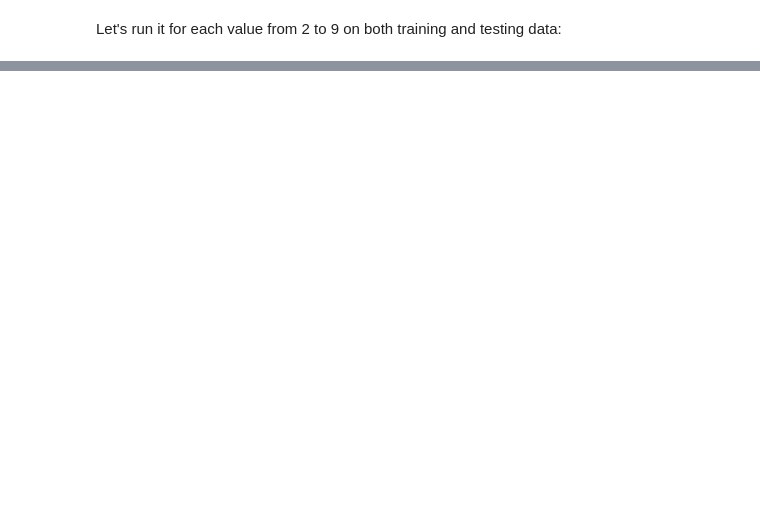
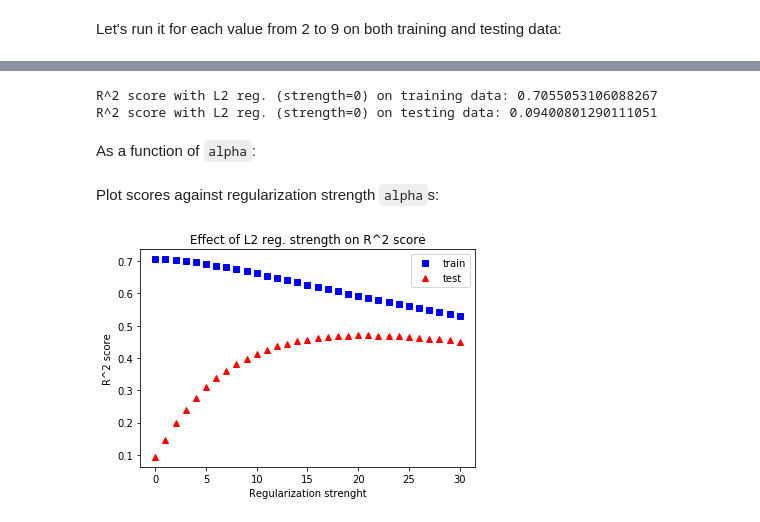
Before and after one commit to mic-he/TueSNLP, a Jupyter notebook: 2018/assignment2.ipynb, the cells around one changed output, grey strips where cells are left out. Cells and saved outputs as stored; diff of their text form; code cells hidden in the pictures; blank space fills up the shorter version.

```diff
--- a/2018/assignment2.ipynb
+++ b/2018/assignment2.ipynb
@@ -218,0 +263,7 @@ Performance peak at degree 5.
+# %%
+lm_model = lm.LinearRegression()
+lm_model.fit(X_train_onehot, y_train)
+score_train = lm_model.score(X = X_train_onehot, y = y_train)
+score_test = lm_model.score(X = X_test_onehot, y = y_test)
+print("R^2 score with one-hot encoding on training data: "+str(score_train))
+print("R^2 score with one-hot encoding on testing data: "+str(score_test))
@@ -218,0 +298,37 @@ Performance peak at degree 5.
+# %%
+alpha = 0 # regularization strength
+ridge_model = lm.Ridge(alpha) # initialize
+ridge_model.fit(X_train_onehot, y_train) # fit
+score_train = ridge_model.score(X_train_onehot, y_train) # extract scores
+score_test = ridge_model.score(X_test_onehot, y_test)
+print("R^2 score with L2 reg. (strength={}) on training data: ".format(alpha)+str(score_train))
+print("R^2 score with L2 reg. (strength={}) on testing data: ".format(alpha)+str(score_test))
+# %% [output]
+R^2 score with L2 reg. (strength=0) on training data: 0.7055053106088267
+R^2 score with L2 reg. (strength=0) on testing data: 0.09400801290111051
+# %% [markdown]
+As a function of `alpha`:
+# %%
+def ridge_regression(alpha, X_train, y_train, X_test, y_test):
+    ridge_model = lm.Ridge(alpha) # initialize
+    ridge_model.fit(X_train, y_train) # fit
+    score_train = ridge_model.score(X_train, y_train) # extract scores
+    score_test = ridge_model.score(X_test, y_test)
+    #print("R^2 score with L2 reg. (strength={}) on training data: ".format(alpha)+str(score_train))
+    #print("R^2 score with L2 reg. (strength={}) on testing data: ".format(alpha)+str(score_test))
+    return(score_train, score_test) # return these in order to collect and plot against reg. strenghts
+# %%
+X_train = X_train_onehot
+y_train = y_train
+X_test = X_test_onehot
+y_test = y_test
+
+scores_train = []
+scores_test = []
+
+for alpha in range(0, 31):
+    score_train, score_test = ridge_regression(alpha, X_train, y_train, X_test, y_test)
+    scores_train.append(score_train)
+    scores_test.append(score_test)
+# %% [markdown]
+Plot scores against regularization strength `alpha`s:
@@ -218,0 +338,10 @@ Performance peak at degree 5.
+# %%
+plt.plot(range(0, 31), scores_train, "bs", label = 'train')
+plt.plot(range(0, 31), scores_test, "r^", label = 'test')
+plt.xlabel("Regularization strenght")
+plt.ylabel('R^2 score')
+plt.legend()
+plt.title("Effect of L2 reg. strength on R^2 score")
+plt.show()
+# %% [output]
+[figure, added]
```
Also changed, not shown: parts of 23 cells of this notebook.
